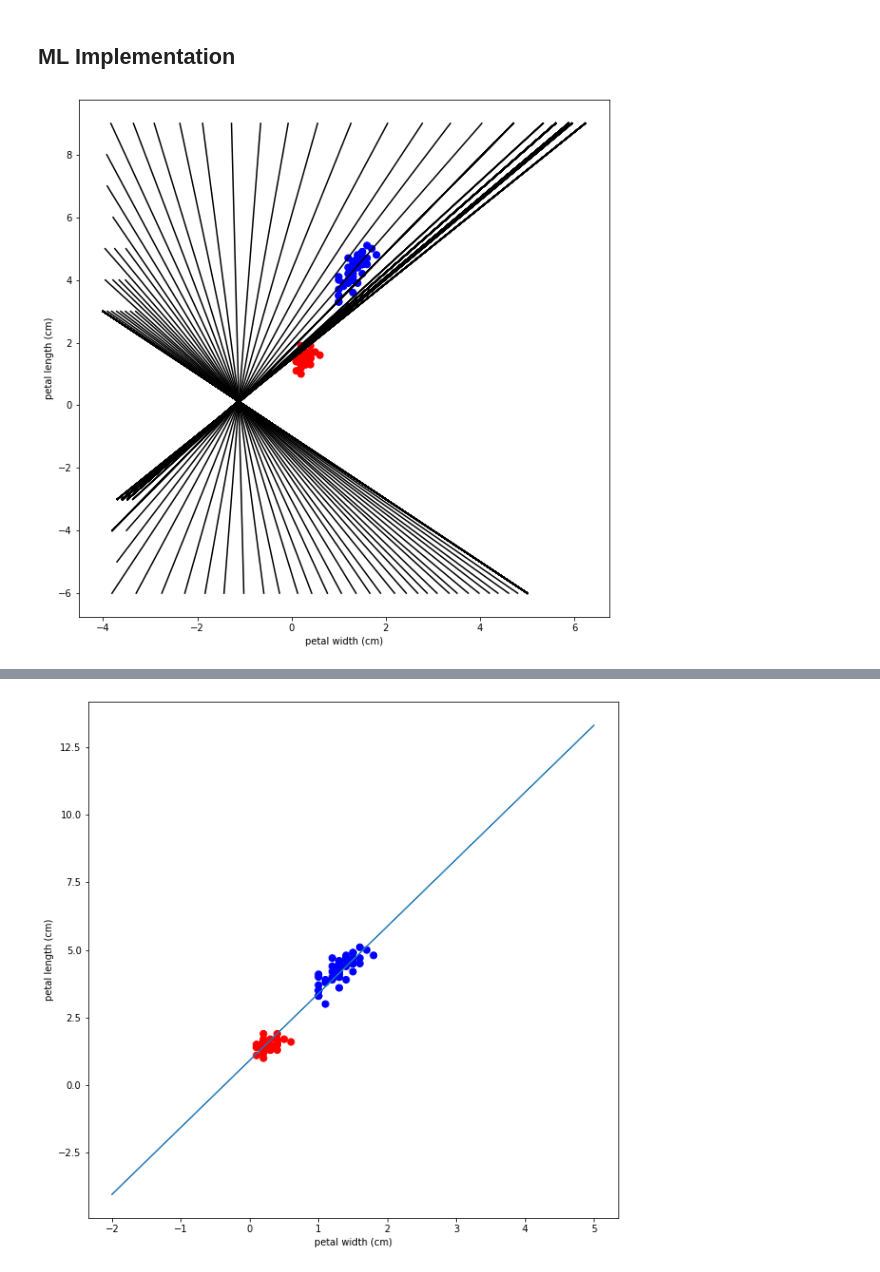
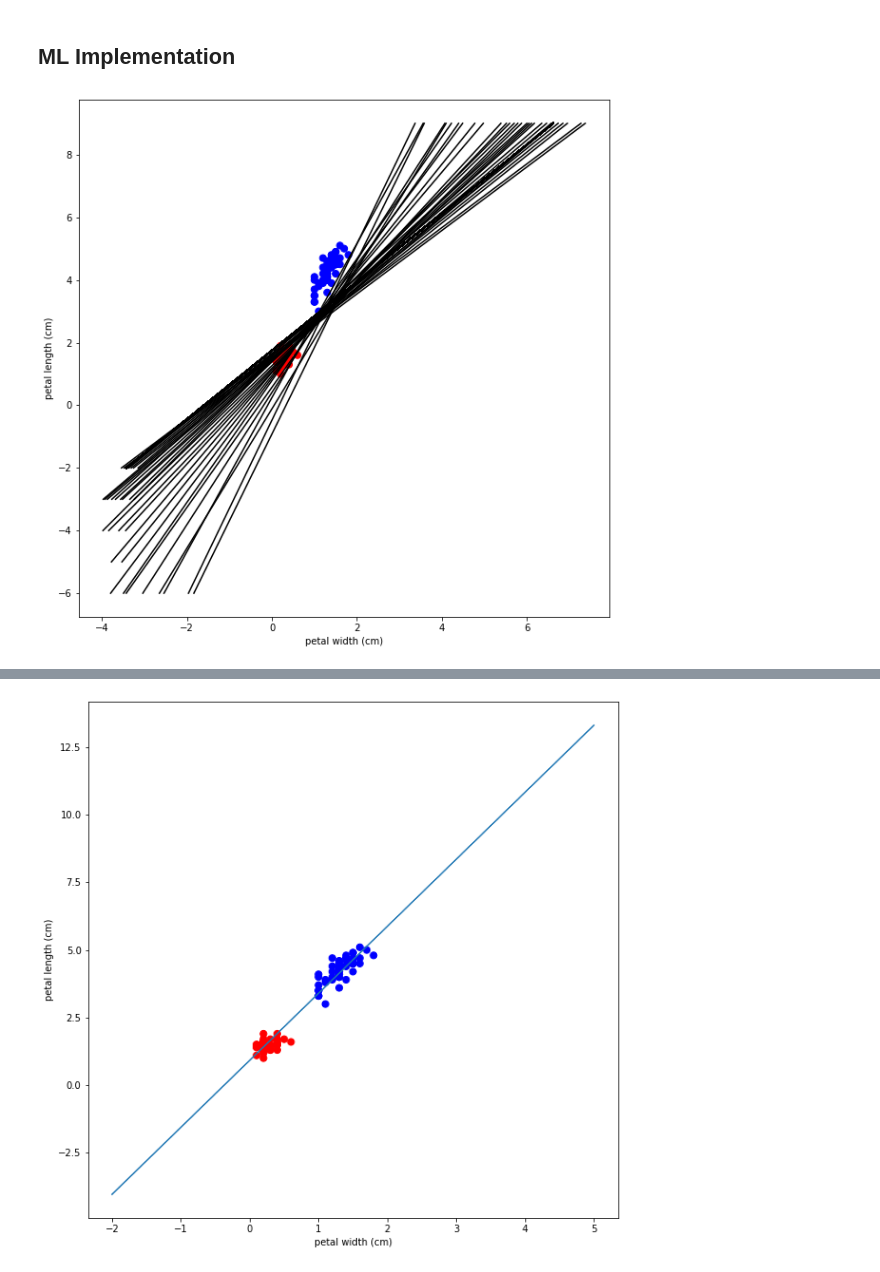
Before and after one commit to Huffwut/Python-meeting, a Jupyter notebook: ml1.ipynb, the cells around one changed output, grey strips where cells are left out. Saved outputs shown, nothing was run; the diff lists cells and outputs as text; code cells hidden in the pictures.

```diff
--- a/ml1.ipynb
+++ b/ml1.ipynb
@@ -57,27 +81,27 @@ target = df.target
 # %%
 res = []
 
 plt.figure(figsize=(10,10))
 plt.scatter(df['petal width (cm)'],df['petal length (cm)'],50, colours)
 plt.xlabel('petal width (cm)')
 plt.ylabel('petal length (cm)')
 # plt.show()
 
-while True:
+for i in range(300):
     for data_point in range(len(df)):
         pred = w0.dot([x0[0, data_point], x0[1, data_point], x0[2, data_point]])
         if pred >= 0:
             pred = 1
         else:
             pred = 0
         res.append(pred)
         err = target[data_point] - pred
         w0 = gradient_descent(x0.T[data_point], w0, 0.001, err)
 
-        plotDisc(np.array(w0)[0])
-    if accuracy_score(res, target) >=0.99:
-        break
+    plotDisc(np.array(w0)[0])
+    # if accuracy_score(res, target) >=0.99:
+    #     break
     res = []
 # print(w0)
 # %% [output]
-[figure, old version]
+[figure, new version]
```
Also changed, not shown: parts of 5 cells of this notebook, 1 other file.
